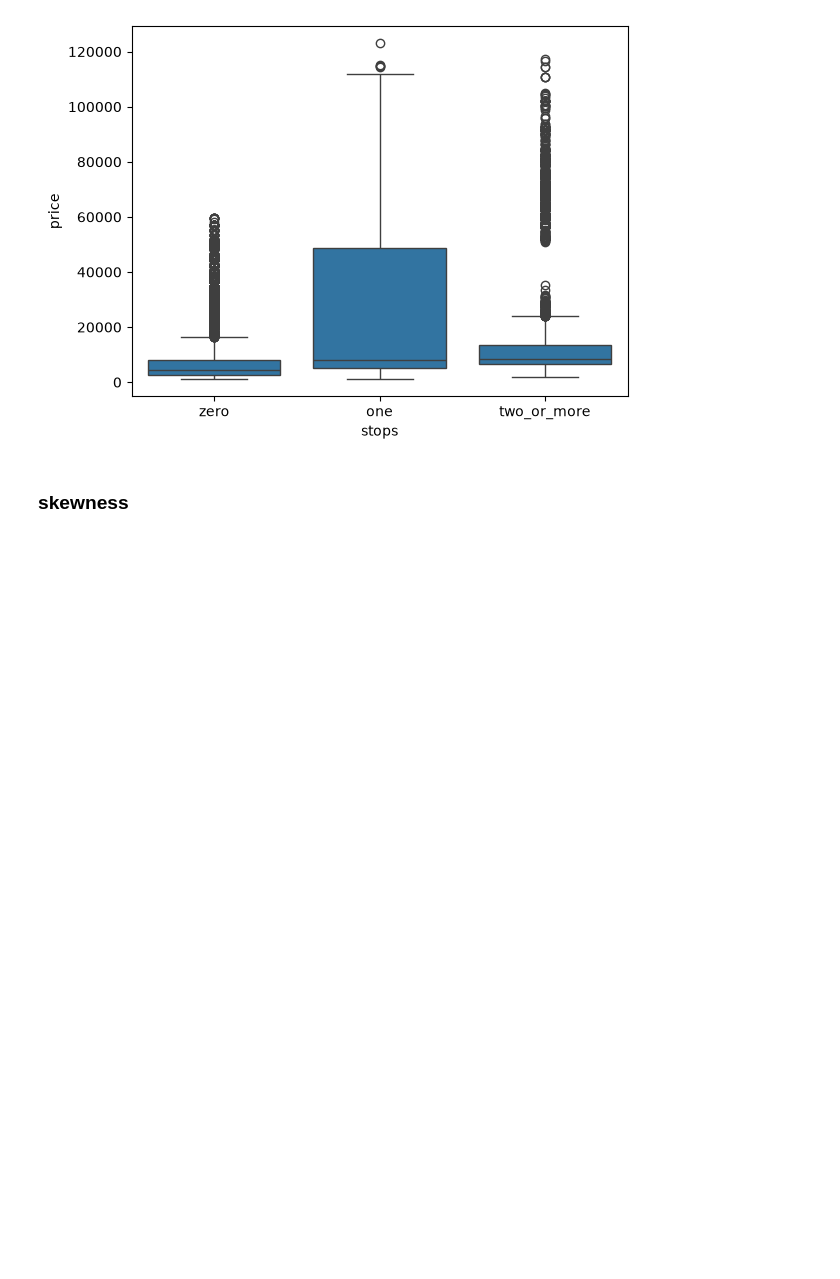
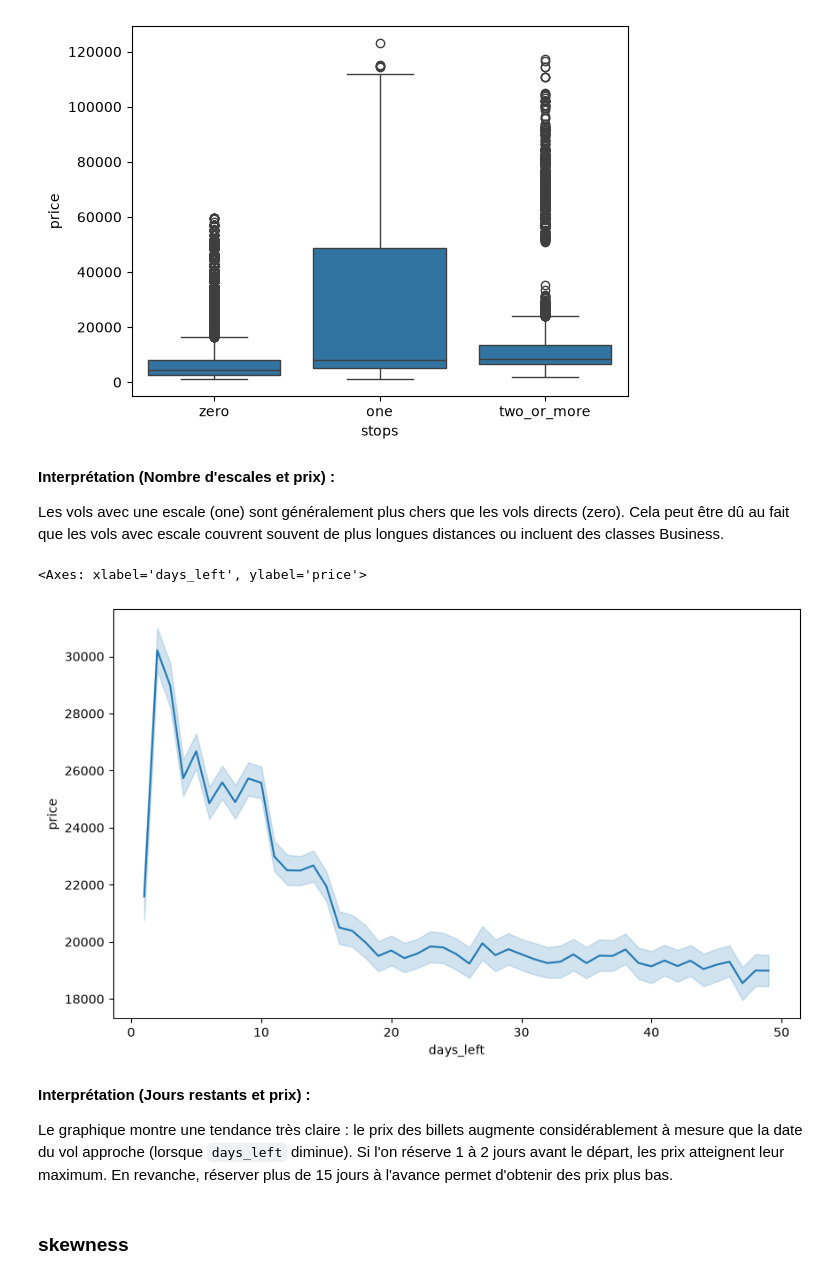
Before and after one commit to alikamal234-gif/model_billets_avion, a Jupyter notebook: notebooks/eda.ipynb, the cells around one changed output. Saved outputs shown, nothing was run; the diff lists cells and outputs as text; code cells hidden in the pictures; blank space fills up the shorter version.

Commit message:
feat: add exploratory data analysis notebook for flight dataset

```diff
--- a/notebooks/eda.ipynb
+++ b/notebooks/eda.ipynb
@@ -167,12 +193,27 @@ sns.boxplot(
 # %% [output]
 <Axes: xlabel='stops', ylabel='price'>
 [figure]
+# %% [markdown]
+**Interprétation (Nombre d'escales et prix) :**
+
+Les vols avec une escale (one) sont généralement plus chers que les vols directs (zero). Cela peut être dû au fait que les vols avec escale couvrent souvent de plus longues distances ou incluent des classes Business.
 # %%
 sns.scatterplot(
     data=data,
     x="days_left",
     y="price"
 )
+# %%
+import matplotlib.pyplot as plt
+plt.figure(figsize=(10,6))
+sns.lineplot(data=data, x="days_left", y="price")
+# %% [output]
+<Axes: xlabel='days_left', ylabel='price'>
+[figure, added]
+# %% [markdown]
+**Interprétation (Jours restants et prix) :**
+
+Le graphique montre une tendance très claire : le prix des billets augmente considérablement à mesure que la date du vol approche (lorsque `days_left` diminue). Si l'on réserve 1 à 2 jours avant le départ, les prix atteignent leur maximum. En revanche, réserver plus de 15 jours à l'avance permet d'obtenir des prix plus bas.
 # %% [markdown]
 ### skewness
 # %%
```
Also changed, not shown: parts of 4 cells of this notebook.
